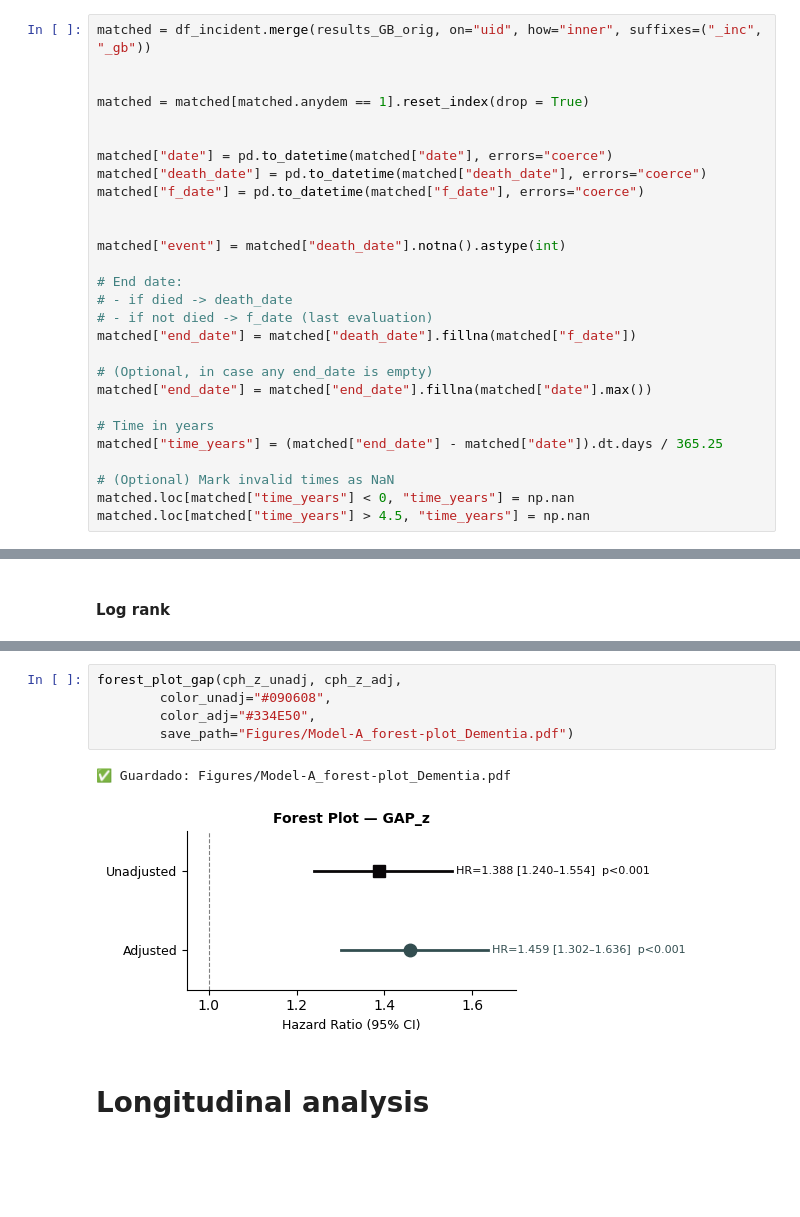
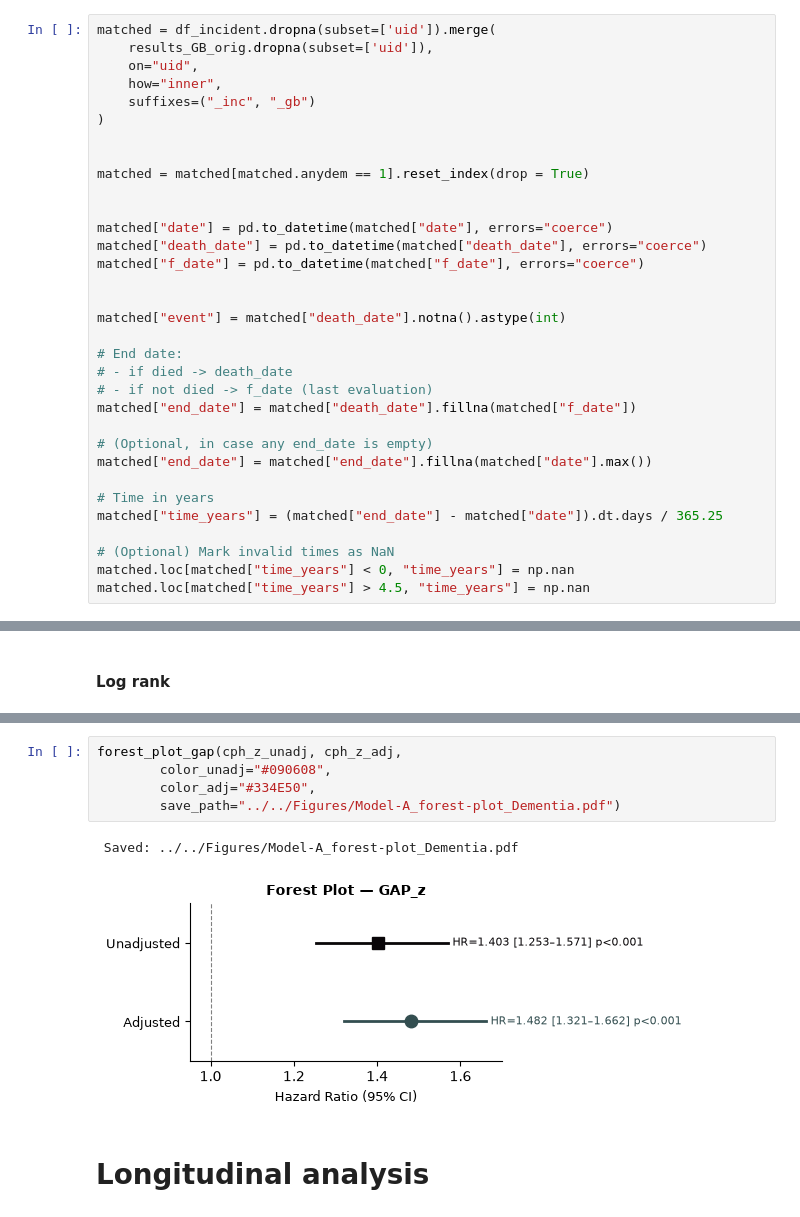
Before and after one commit to sowiroar/BBAGs-Mortality, a Jupyter notebook: Code/Mortality_Models/Survival_Model-A_Full.ipynb, the cells around one changed output, grey strips where cells are left out. Drawn from its saved outputs; the diff is of its cells as text; blank space fills up the shorter version.

```diff
--- a/Code/Mortality_Models/Survival_Model-A_Full.ipynb
+++ b/Code/Mortality_Models/Survival_Model-A_Full.ipynb
@@ -461,7 +464,12 @@ forest_plot_gap(cph_z_unadj, cph_z_adj,
 # %% [markdown]
 ### Only dem
 # %%
-matched = df_incident.merge(results_GB_orig, on="uid", how="inner", suffixes=("_inc", "_gb"))
+matched = df_incident.dropna(subset=['uid']).merge(
+    results_GB_orig.dropna(subset=['uid']),
+    on="uid",
+    how="inner",
+    suffixes=("_inc", "_gb")
+)
 
 
 matched = matched[matched.anydem == 1].reset_index(drop = True)
@@ -586,11 +602,11 @@ Log-rank p = 0.000471
 # %%
 forest_plot_gap(cph_z_unadj, cph_z_adj,
         color_unadj="#090608",
         color_adj="#334E50",
-        save_path="Figures/Model-A_forest-plot_Dementia.pdf")
+        save_path="../../Figures/Model-A_forest-plot_Dementia.pdf")
 # %% [output]
-✅ Guardado: Figures/Model-A_forest-plot_Dementia.pdf
+ Saved: ../../Figures/Model-A_forest-plot_Dementia.pdf
-[figure, old version]
+[figure, new version]
 # %% [markdown]
 # Longitudinal analysis
 # %% [markdown]
```
Also changed, not shown: parts of 60 cells of this notebook, 58 other files.
